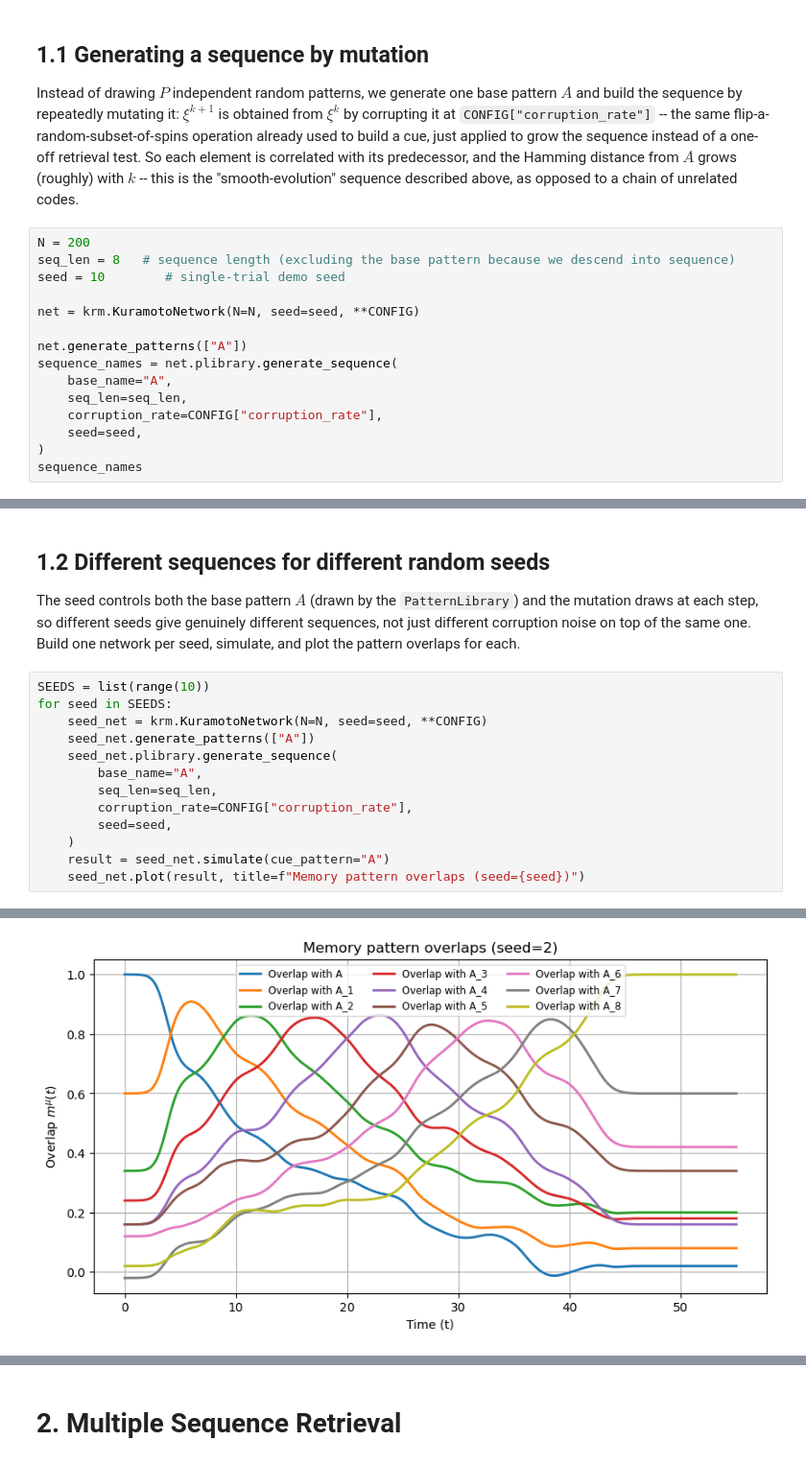
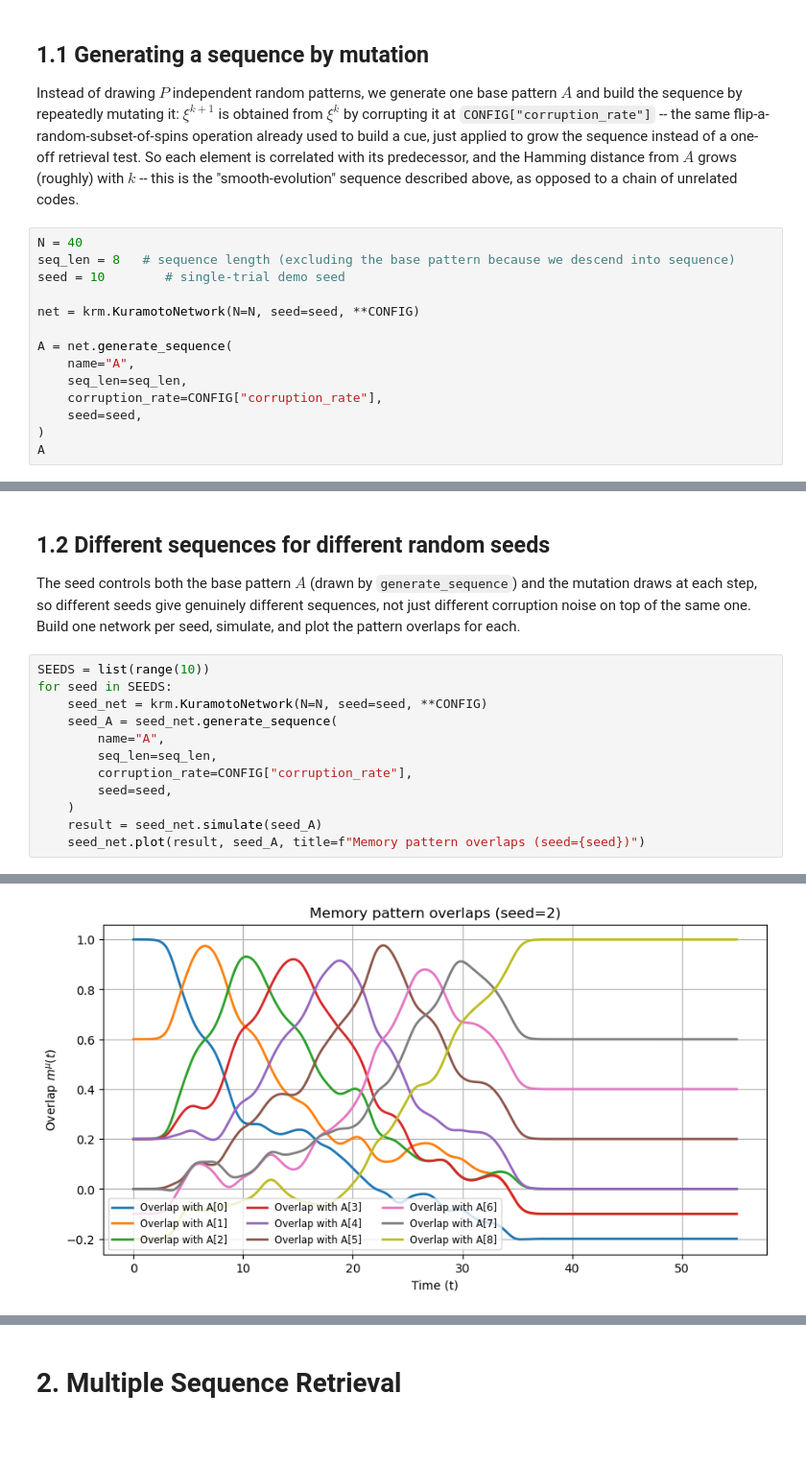
Before and after one commit to dvnrlv/Kuramoto-CD-DAM, a Jupyter notebook: kuramoto/kuramoto_sequence.ipynb, the cells around one changed output, grey strips where cells are left out. Shown at 96% size. Cells and saved outputs as stored; diff of their text form; blank space fills up the shorter version.

Commit message:
library_update

```diff
--- a/kuramoto/kuramoto_sequence.ipynb
+++ b/kuramoto/kuramoto_sequence.ipynb
@@ -109,18 +108,17 @@ one-off retrieval test. So each element is correlated with its predecessor, and
 Hamming distance from $A$ grows (roughly) with $k$ -- this is the "smooth-evolution"
 sequence described above, as opposed to a chain of unrelated codes.
 # %%
-N = 200
+N = 40
 seq_len = 8   # sequence length (excluding the base pattern because we descend into sequence)
 seed = 10        # single-trial demo seed
 
 net = krm.KuramotoNetwork(N=N, seed=seed, **CONFIG)
 
-net.generate_patterns(["A"])
-sequence_names = net.plibrary.generate_sequence(
-    base_name="A",
+A = net.generate_sequence(
+    name="A",
     seq_len=seq_len,
     corruption_rate=CONFIG["corruption_rate"],
     seed=seed,
 )
-sequence_names
+A
 # %% [output]
@@ -142,7 +139,7 @@ Hamming distance consecutive steps: [40 40 40 40 40 40 40 40]
 # %% [markdown]
 ## 1.2 Different sequences for different random seeds
 
-The seed controls both the base pattern $A$ (drawn by the `PatternLibrary`) and the
+The seed controls both the base pattern $A$ (drawn by `generate_sequence`) and the
 mutation draws at each step, so different seeds give genuinely different sequences, not
 just different corruption noise on top of the same one. Build one network per seed,
 simulate, and plot the pattern overlaps for each.
@@ -150,13 +147,12 @@ simulate, and plot the pattern overlaps for each.
 SEEDS = list(range(10))
 for seed in SEEDS:
     seed_net = krm.KuramotoNetwork(N=N, seed=seed, **CONFIG)
-    seed_net.generate_patterns(["A"])
-    seed_net.plibrary.generate_sequence(
-        base_name="A",
+    seed_A = seed_net.generate_sequence(
+        name="A",
         seq_len=seq_len,
         corruption_rate=CONFIG["corruption_rate"],
         seed=seed,
     )
-    result = seed_net.simulate(cue_pattern="A")
-    seed_net.plot(result, title=f"Memory pattern overlaps (seed={seed})")
+    result = seed_net.simulate(seed_A)
+    seed_net.plot(result, seed_A, title=f"Memory pattern overlaps (seed={seed})")
 # %% [output]
@@ -165 +161 @@ for seed in SEEDS:
-[figure, old version]
+[figure, new version]
```
Also changed, not shown: parts of 11 cells of this notebook, 2 other files.
